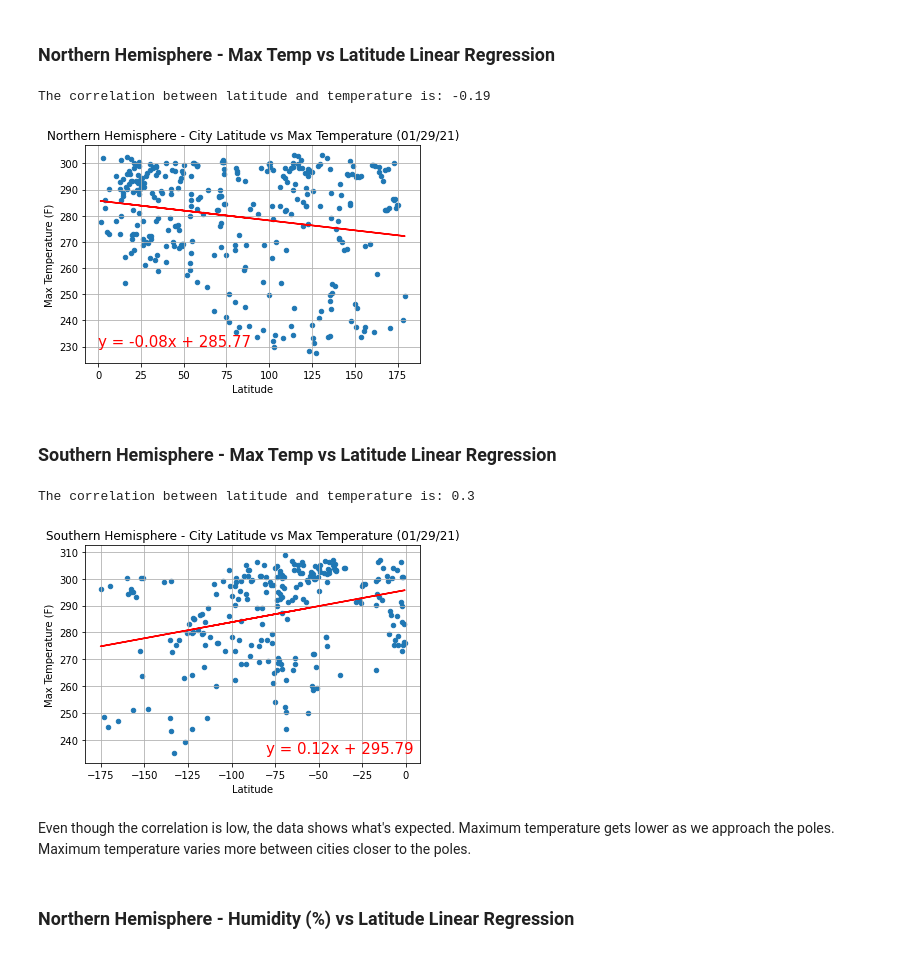
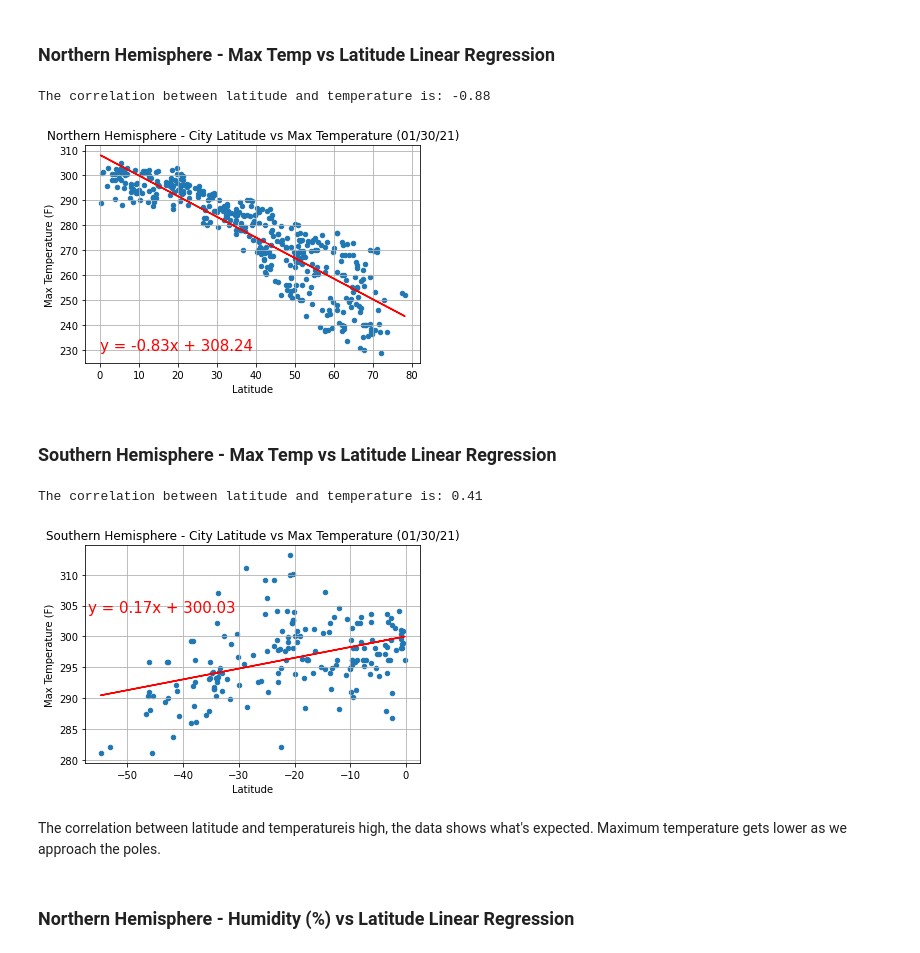
Before and after one commit to JaviPardox/Weather-Vacation-API, a Jupyter notebook: WeatherPy.ipynb, the cells around one changed output. Cells and saved outputs as stored; diff of their text form; code cells hidden in the pictures.

Commit message:
fix latitude and add comments

```diff
--- a/WeatherPy.ipynb
+++ b/WeatherPy.ipynb
@@ -73,7 +74,7 @@ for city in cities:
 
     # If a city is found add it to the data frame
     if(weather_json["cod"] != "404"):
-        weather_pd.loc[cities.index(city)] = [weather_json["name"], weather_json["coord"]["lon"], weather_json["coord"]["lat"], weather_json["main"]["temp_max"], weather_json["main"]["humidity"], weather_json["clouds"]["all"], weather_json["wind"]["speed"], weather_json["sys"]["country"], weather_json["dt"]]
+        weather_pd.loc[cities.index(city)] = [weather_json["name"], weather_json["coord"]["lat"], weather_json["coord"]["lon"], weather_json["main"]["temp_max"], weather_json["main"]["humidity"], weather_json["clouds"]["all"], weather_json["wind"]["speed"], weather_json["sys"]["country"], weather_json["dt"]]
 
     else:
         print("City not found. Skipping...")
@@ -100,6 +101,7 @@ Processing Record 614 of 614 | kasongo-lunda
 # %%
 # Convert humidity, cloudiness, and date columns to floats in order to get stats. Quartiles are done with float type variables
 weather_pd = weather_pd.astype({'Humidity': 'float','Cloudiness': 'float','Date': 'float'})
+weather_pd = weather_pd.drop_duplicates()
 weather_pd.to_csv(output_data_file)
 
 weather_pd
@@ -256,32 +258,32 @@ Set of plots of data divided between northern and southern hemisphere.
 # %%
 north_hemisphere_cdata = clean_city_data.loc[(clean_city_data["Lat"] >= 0)]
 north_hemisphere_cdata.plot.scatter(x="Lat",y="Max Temp")
-plt.title("Northern Hemisphere - City Latitude vs Max Temperature (01/29/21)")
+plt.title("Northern Hemisphere - City Latitude vs Max Temperature (01/30/21)")
 plt.ylabel("Max Temperature (F)")
 plt.xlabel("Latitude")
 plt.grid()
 
 # Regression line
 correlation = round(st.pearsonr(north_hemisphere_cdata['Lat'],north_hemisphere_cdata['Max Temp'])[0],2)
 regression = st.linregress(north_hemisphere_cdata['Lat'], north_hemisphere_cdata['Max Temp'])
 y_eq = regression[0]*north_hemisphere_cdata['Lat'] + regression[1]
 y_func = "y = " + str(round(regression[0],2)) + "x + " + str(round(regression[1],2))
 
 plt.plot(north_hemisphere_cdata['Lat'],y_eq,color='red')
 plt.annotate(y_func,(0,230),fontsize=15,color="red")
 print('The correlation between latitude and temperature is: ' + str(correlation))
 plt.savefig("output_data/north-city_latitude_vs_temp")
 
 plt.show()
 # %% [output]
-The correlation between latitude and temperature is: -0.19
+The correlation between latitude and temperature is: -0.88
-[figure, old version]
+[figure, new version]
 # %% [markdown]
 ###  Southern Hemisphere - Max Temp vs Latitude Linear Regression
 # %%
 south_hemisphere_cdata = clean_city_data.loc[(clean_city_data["Lat"] < 0)]
 south_hemisphere_cdata.plot.scatter(x="Lat",y="Max Temp")
-plt.title("Southern Hemisphere - City Latitude vs Max Temperature (01/29/21)")
+plt.title("Southern Hemisphere - City Latitude vs Max Temperature (01/30/21)")
 plt.ylabel("Max Temperature (F)")
 plt.xlabel("Latitude")
 plt.grid()
@@ -293,16 +295,16 @@ y_eq = regression[0]*south_hemisphere_cdata['Lat'] + regression[1]
 y_func = "y = " + str(round(regression[0],2)) + "x + " + str(round(regression[1],2))
 
 plt.plot(south_hemisphere_cdata['Lat'],y_eq,color='red')
-plt.annotate(y_func,(-80,235),fontsize=15,color="red")
+plt.annotate(y_func,(-57,304),fontsize=15,color="red")
 print('The correlation between latitude and temperature is: ' + str(correlation))
 plt.savefig("output_data/south-city_latitude_vs_temp")
 
 plt.show()
 # %% [output]
-The correlation between latitude and temperature is: 0.3
+The correlation between latitude and temperature is: 0.41
-[figure, old version]
+[figure, new version]
 # %% [markdown]
-Even though the correlation is low, the data shows what's expected. Maximum temperature gets lower as we approach the poles. Maximum temperature varies more between cities closer to the poles.
+The correlation between latitude and temperatureis high, the data shows what's expected. Maximum temperature gets lower as we approach the poles.
 # %% [markdown]
 ###  Northern Hemisphere - Humidity (%) vs Latitude Linear Regression
 # %%
```
Also changed, not shown: parts of 24 cells of this notebook.
